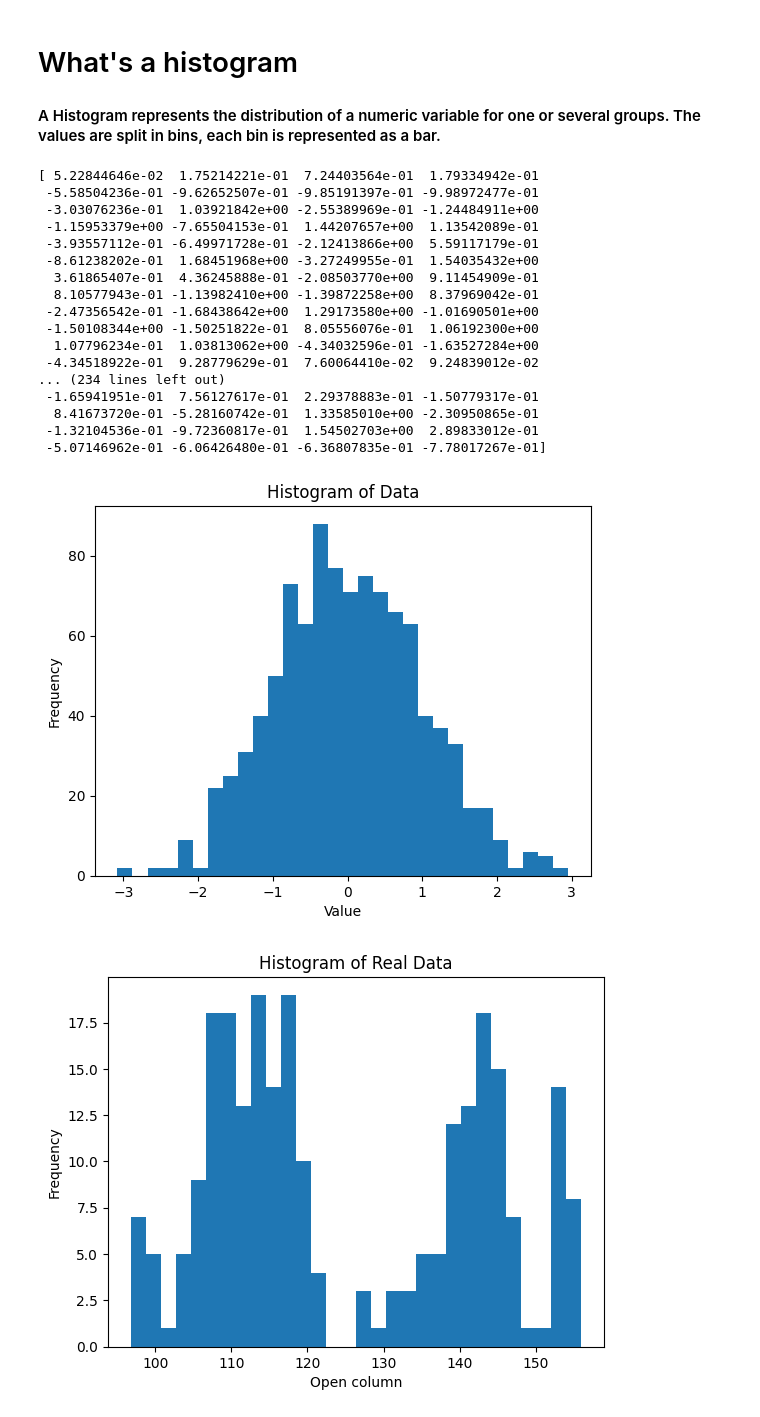
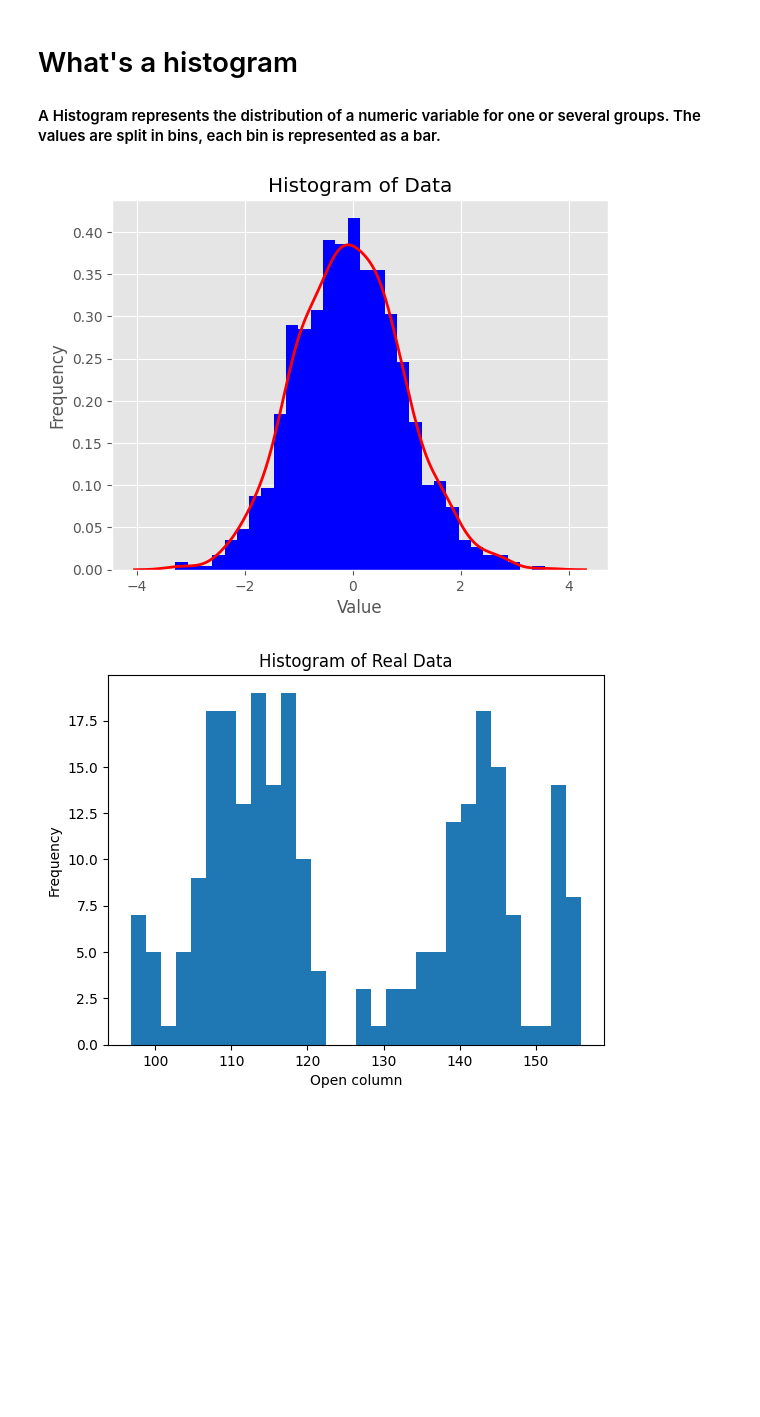
Before and after one commit to BENMEZIAN/Matplotlib-tutorial, a Jupyter notebook: Part_03_Histogram_matplotlib.ipynb, the cells around one changed output. Drawn from its saved outputs; the diff is of its cells as text; code cells hidden in the pictures; blank space fills up the shorter version.

```diff
--- a/Part_03_Histogram_matplotlib.ipynb
+++ b/Part_03_Histogram_matplotlib.ipynb
@@ -5,41 +5,28 @@
 #### A Histogram represents the distribution of a numeric variable for one or several groups. The values are split in bins, each bin is represented as a bar.
 # %%
 import matplotlib.pyplot as plt
+import seaborn as sns
 import numpy as np
 
 # Sample data
 data = np.random.randn(1000)
-print(data)
+#print(data)
 
 # Create the histogram
-plt.hist(data, bins=30)
+plt.hist(data, bins=30, color='blue', density=True)
+
+# Add a KDE (Kernel Density Estimate) line on top of the histogram
+sns.kdeplot(data, color='red', linewidth=2)
 
 # Add labels and title
 plt.xlabel('Value')
 plt.ylabel('Frequency')
 plt.title('Histogram of Data')
 
 # Show the plot
 plt.show()
 # %% [output]
-[ 5.22844646e-02  1.75214221e-01  7.24403564e-01  1.79334942e-01
- -5.58504236e-01 -9.62652507e-01 -9.85191397e-01 -9.98972477e-01
- -3.03076236e-01  1.03921842e+00 -2.55389969e-01 -1.24484911e+00
- -1.15953379e+00 -7.65504153e-01  1.44207657e+00  1.13542089e-01
- -3.93557112e-01 -6.49971728e-01 -2.12413866e+00  5.59117179e-01
- -8.61238202e-01  1.68451968e+00 -3.27249955e-01  1.54035432e+00
-  3.61865407e-01  4.36245888e-01 -2.08503770e+00  9.11454909e-01
-  8.10577943e-01 -1.13982410e+00 -1.39872258e+00  8.37969042e-01
- -2.47356542e-01 -1.68438642e+00  1.29173580e+00 -1.01690501e+00
- -1.50108344e+00 -1.50251822e-01  8.05556076e-01  1.06192300e+00
-  1.07796234e-01  1.03813062e+00 -4.34032596e-01 -1.63527284e+00
- -4.34518922e-01  9.28779629e-01  7.60064410e-02  9.24839012e-02
-... (234 lines left out)
- -1.65941951e-01  7.56127617e-01  2.29378883e-01 -1.50779317e-01
-  8.41673720e-01 -5.28160742e-01  1.33585010e+00 -2.30950865e-01
- -1.32104536e-01 -9.72360817e-01  1.54502703e+00  2.89833012e-01
- -5.07146962e-01 -6.06426480e-01 -6.36807835e-01 -7.78017267e-01]
-[figure, old version]
+[figure, new version]
 # %%
 # prompt: I would like a generated hsit for a real dataset
 
```
Also changed, not shown: parts of 4 cells of this notebook.
